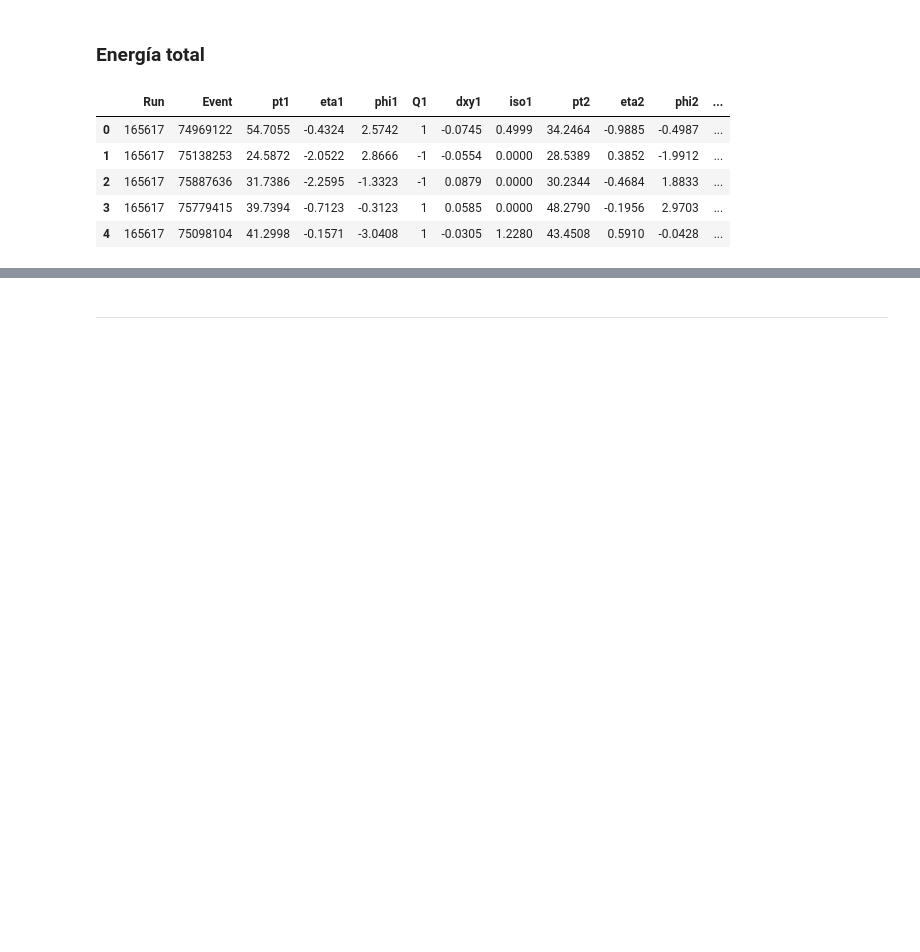
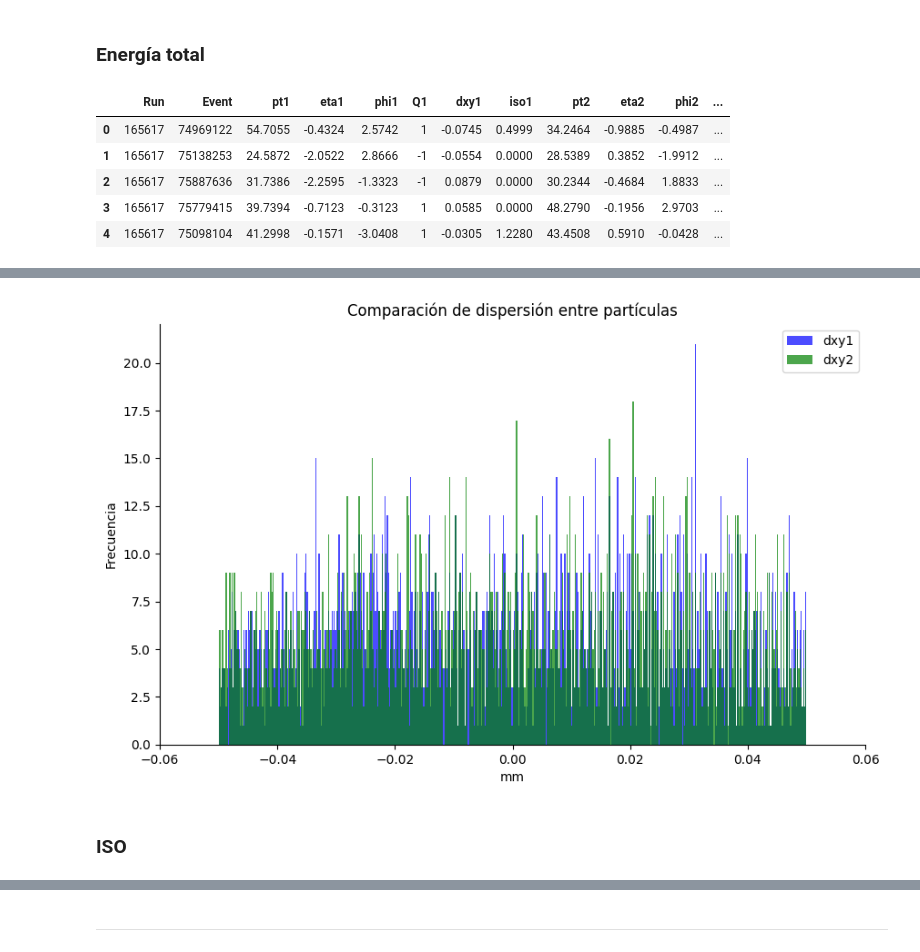
Before and after one commit to ProgramasParaFisicaDeParticulas/lecturadecvsopendatacvsfiles-Jorge-1501, a Jupyter notebook: LeyendoCSVDelOpendataDelCMS.ipynb, the cells around one changed output, grey strips where cells are left out. Drawn from its saved outputs; the diff is of its cells as text; code cells hidden in the pictures; blank space fills up the shorter version.

```diff
--- a/LeyendoCSVDelOpendataDelCMS.ipynb
+++ b/LeyendoCSVDelOpendataDelCMS.ipynb
@@ -183,0 +344,24 @@ plt.gca().spines[['top', 'right',]].set_visible(False)
+# %%
+# Creación de una figura y ejes para los histogramas
+fig, ax = plt.subplots(figsize=(10, 6))
+
+# Gráfica los histogramas
+ax.hist(particles_filtrado_dxy['dxy1'], bins=500, alpha=0.7, label='dxy1', color="Blue")
+ax.hist(particles_filtrado_dxy['dxy2'], bins=500, alpha=0.7, label='dxy2', color="Green")
+plt.gca().spines[['top', 'right',]].set_visible(False)
+
+# Título y etiquetas
+ax.set_title('Comparación de dispersión entre partículas')
+ax.set_xlabel('mm')
+ax.set_ylabel('Frecuencia')
+
+plt.xlim(-0.06,0.06)
+
+ax.legend()
+
+# Mostrar la gráfica
+plt.show()
+# %% [output]
+[figure, added]
+# %% [markdown]
+### ISO
```
Also changed, not shown: parts of 62 cells of this notebook.
